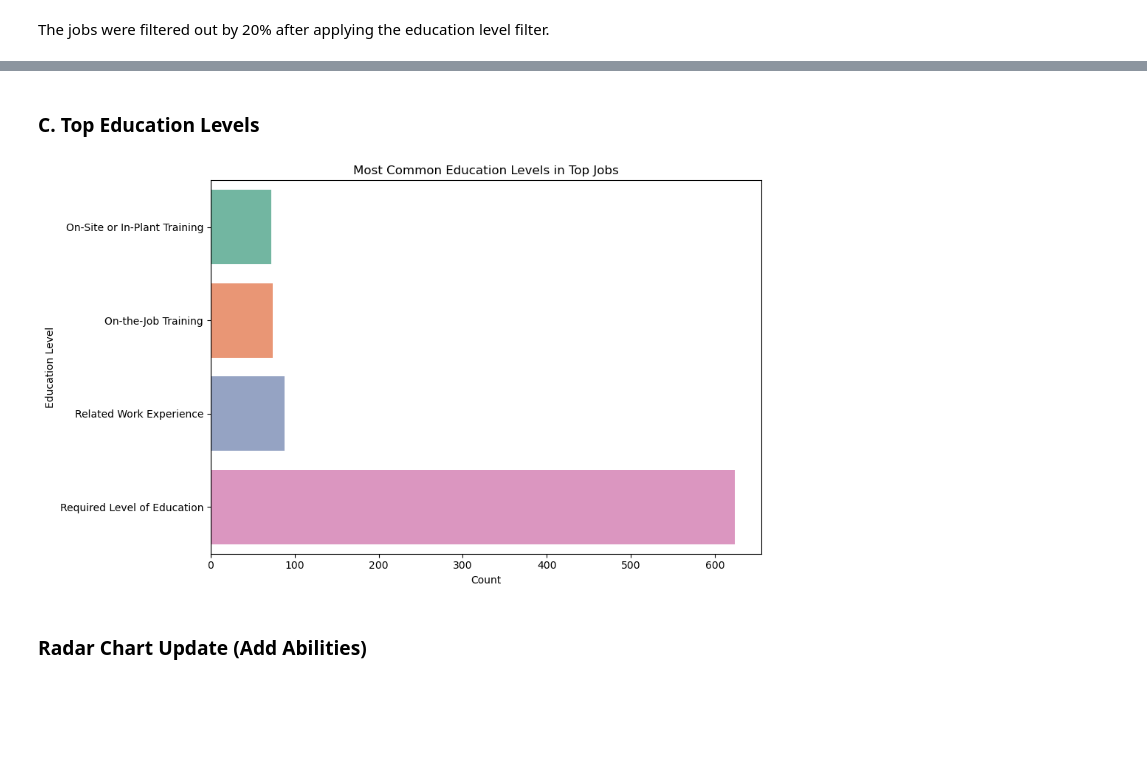
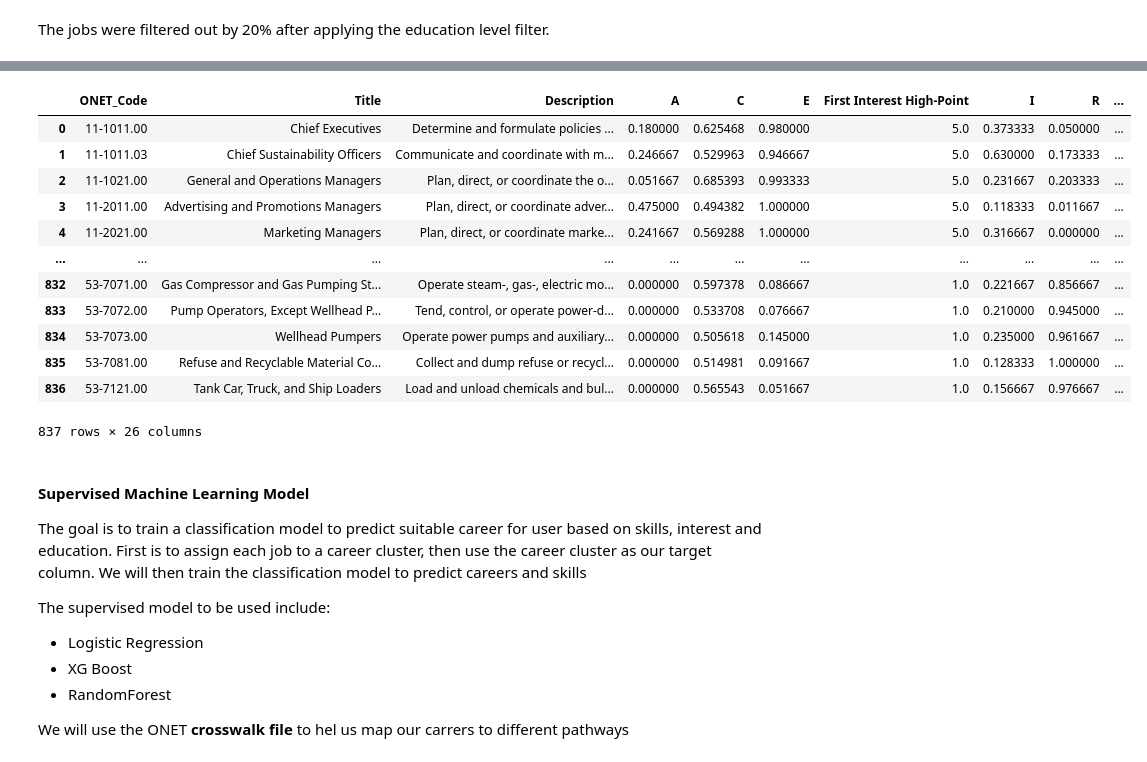
Before and after one commit to eugene-maina72/Phase_5_Capstone_Project-SmartPath, a Jupyter notebook: SmartPath.ipynb, the cells around one changed output, grey strips where cells are left out. Cells and saved outputs as stored; diff of their text form; code cells hidden in the pictures; blank space fills up the shorter version.

Commit message:
mapped careers with clusters/pathways

```diff
--- a/SmartPath.ipynb
+++ b/SmartPath.ipynb
@@ -1554,25 +1178,0 @@ plt.show()
-# %% [markdown]
-### C. Top Education Levels
-# %%
-# Plotting the most common education levels in top jobs
-
-plt.figure(figsize=(10, 6))
-
-
-edu_counts = edu_df_with_cat['Education Level'].value_counts().sort_values()
-
-sns.barplot(
-    x=edu_counts.values,
-    y=edu_counts.index,
-    palette='Set2',
-    hue=edu_counts.index,  # Set hue to match the y-axis variable
-    dodge=False
-)
-plt.title('Most Common Education Levels in Top Jobs')
-plt.xlabel('Count')
-plt.ylabel('Education Level')
-plt.tight_layout()
-plt.savefig('images/top_education_levels_in_jobs.png', dpi=300)
-plt.show()
-# %% [output]
-[figure, removed]
@@ -1581,2 +1178,0 @@ plt.show()
-# %% [markdown]
-### Radar Chart Update (Add Abilities)
@@ -1602,0 +1179,26 @@ fig.show()
+# %%
+job_profiles_clean
+# %% [output]
+|  | ONET_Code | Title | Description | A | C | E | First Interest High-Point | I | R | ... |
+| 0 | 11-1011.00 | Chief Executives | Determine and formulate policies ... | 0.180000 | 0.625468 | 0.980000 | 5.0 | 0.373333 | 0.050000 | ... |
+| 1 | 11-1011.03 | Chief Sustainability Officers | Communicate and coordinate with m... | 0.246667 | 0.529963 | 0.946667 | 5.0 | 0.630000 | 0.173333 | ... |
+| 2 | 11-1021.00 | General and Operations Managers | Plan, direct, or coordinate the o... | 0.051667 | 0.685393 | 0.993333 | 5.0 | 0.231667 | 0.203333 | ... |
+| 3 | 11-2011.00 | Advertising and Promotions Managers | Plan, direct, or coordinate adver... | 0.475000 | 0.494382 | 1.000000 | 5.0 | 0.118333 | 0.011667 | ... |
+| 4 | 11-2021.00 | Marketing Managers | Plan, direct, or coordinate marke... | 0.241667 | 0.569288 | 1.000000 | 5.0 | 0.316667 | 0.000000 | ... |
+| ... | ... | ... | ... | ... | ... | ... | ... | ... | ... | ... |
+| 832 | 53-7071.00 | Gas Compressor and Gas Pumping St... | Operate steam-, gas-, electric mo... | 0.000000 | 0.597378 | 0.086667 | 1.0 | 0.221667 | 0.856667 | ... |
+| 833 | 53-7072.00 | Pump Operators, Except Wellhead P... | Tend, control, or operate power-d... | 0.000000 | 0.533708 | 0.076667 | 1.0 | 0.210000 | 0.945000 | ... |
+| 834 | 53-7073.00 | Wellhead Pumpers | Operate power pumps and auxiliary... | 0.000000 | 0.505618 | 0.145000 | 1.0 | 0.235000 | 0.961667 | ... |
+| 835 | 53-7081.00 | Refuse and Recyclable Material Co... | Collect and dump refuse or recycl... | 0.000000 | 0.514981 | 0.091667 | 1.0 | 0.128333 | 1.000000 | ... |
+| 836 | 53-7121.00 | Tank Car, Truck, and Ship Loaders | Load and unload chemicals and bul... | 0.000000 | 0.565543 | 0.051667 | 1.0 | 0.156667 | 0.976667 | ... |
+837 rows × 26 columns
+# %% [markdown]
+#### Supervised Machine Learning Model
+The goal is to train a classification model to predict suitable career for user based on skills, interest and education. First is to assign each job to a career cluster, then use the career cluster as our target column. We will then train the classification model to predict careers and skills
+
+The supervised model to be used include:
+- Logistic Regression
+- XG Boost
+- RandomForest
+
+We will use the ONET **crosswalk file** to hel us map our carrers to different pathways
```
Also changed, not shown: parts of 43 cells of this notebook.
